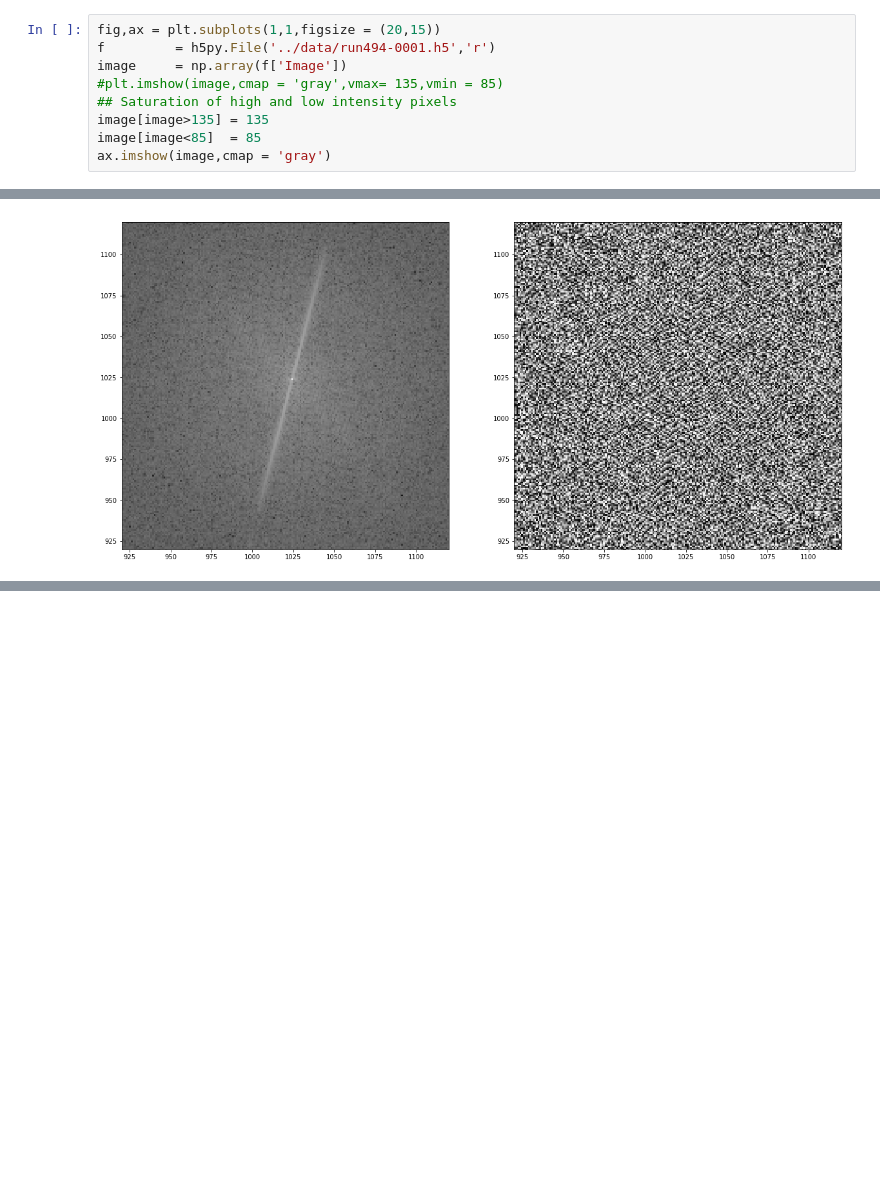
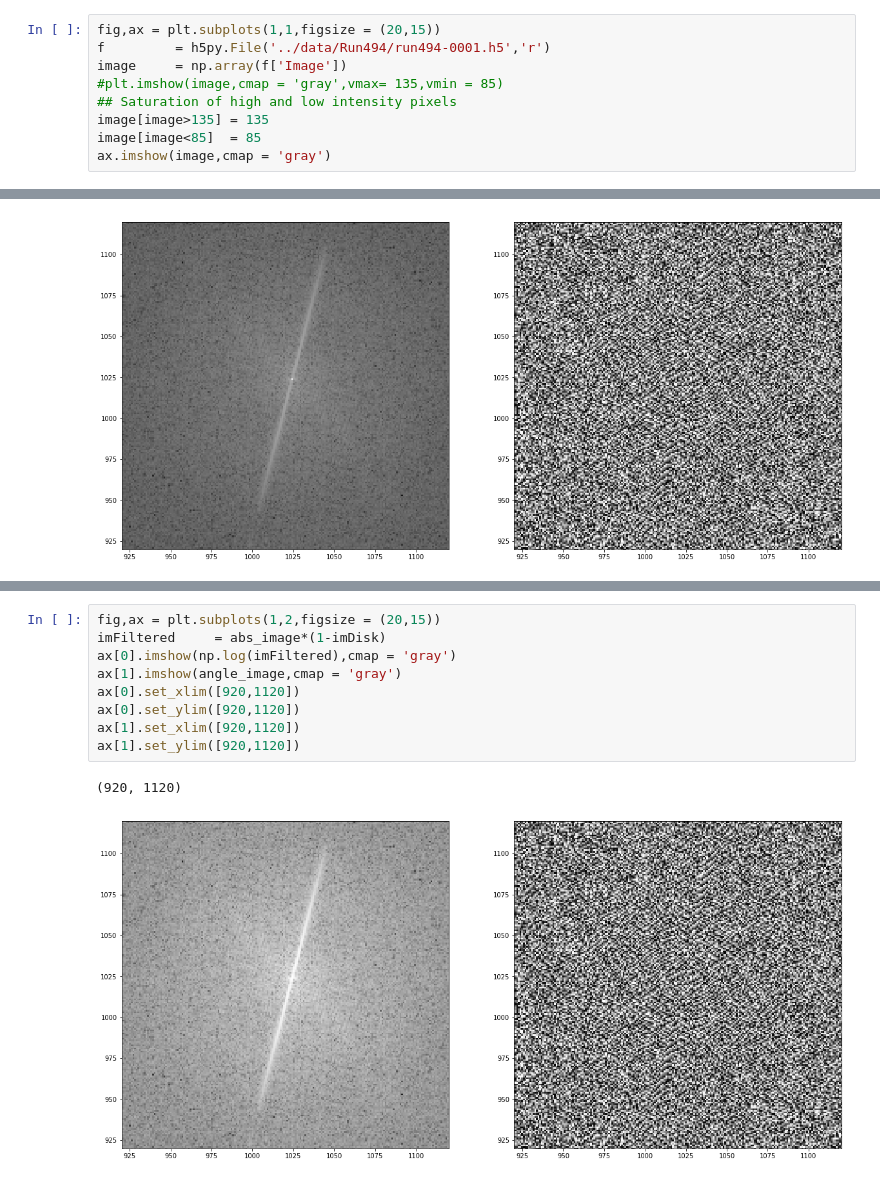
Before and after one commit to Gui1402/filtering_cygnus, a Jupyter notebook: notebooks/frequency_domain_analysis.ipynb, the cells around one changed output, grey strips where cells are left out. Drawn from its saved outputs; the diff is of its cells as text; blank space fills up the shorter version.

```diff
--- a/notebooks/frequency_domain_analysis.ipynb
+++ b/notebooks/frequency_domain_analysis.ipynb
@@ -8,7 +8,7 @@ import h5py
 ## Read files
 # %%
 fig,ax = plt.subplots(1,1,figsize = (20,15))
-f         = h5py.File('../data/run494-0001.h5','r')
+f         = h5py.File('../data/Run494/run494-0001.h5','r')
 image     = np.array(f['Image'])
 #plt.imshow(image,cmap = 'gray',vmax= 135,vmin = 85)
 ## Saturation of high and low intensity pixels
@@ -50 +52,13 @@ plt.imshow(imDisk,cmap = 'gray')
+# %%
+fig,ax = plt.subplots(1,2,figsize = (20,15))
+imFiltered     = abs_image*(1-imDisk)
+ax[0].imshow(np.log(imFiltered),cmap = 'gray')
+ax[1].imshow(angle_image,cmap = 'gray')
+ax[0].set_xlim([920,1120])
+ax[0].set_ylim([920,1120])
+ax[1].set_xlim([920,1120])
+ax[1].set_ylim([920,1120])
+# %% [output]
+(920, 1120)
+[figure, added]
 # %%
```
Also changed, not shown: parts of 3 cells of this notebook.
